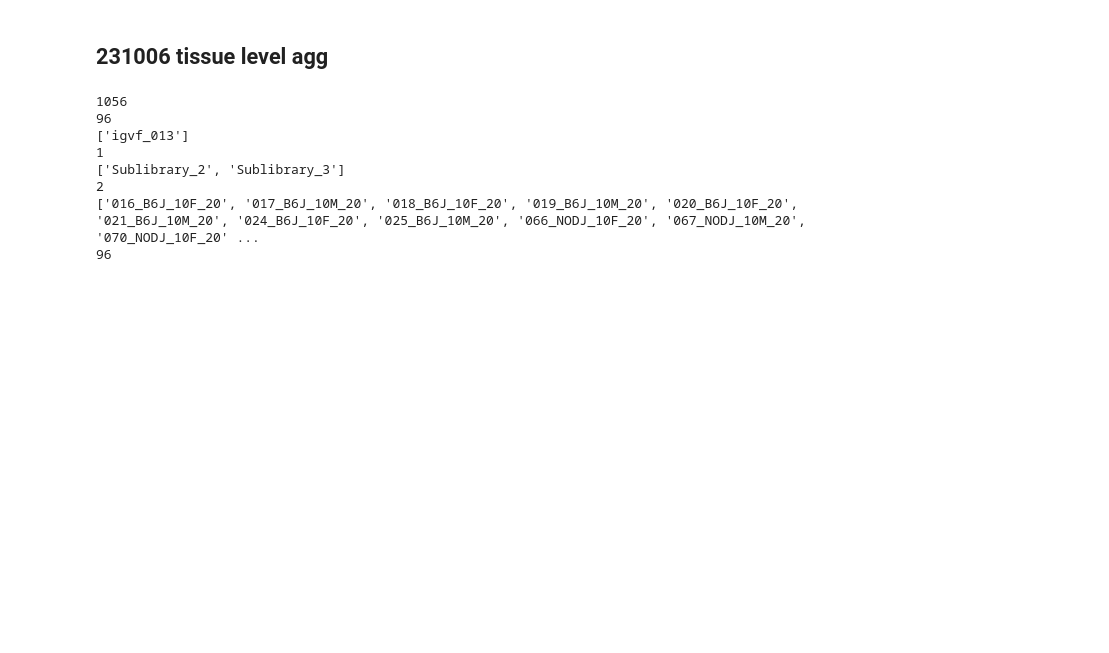
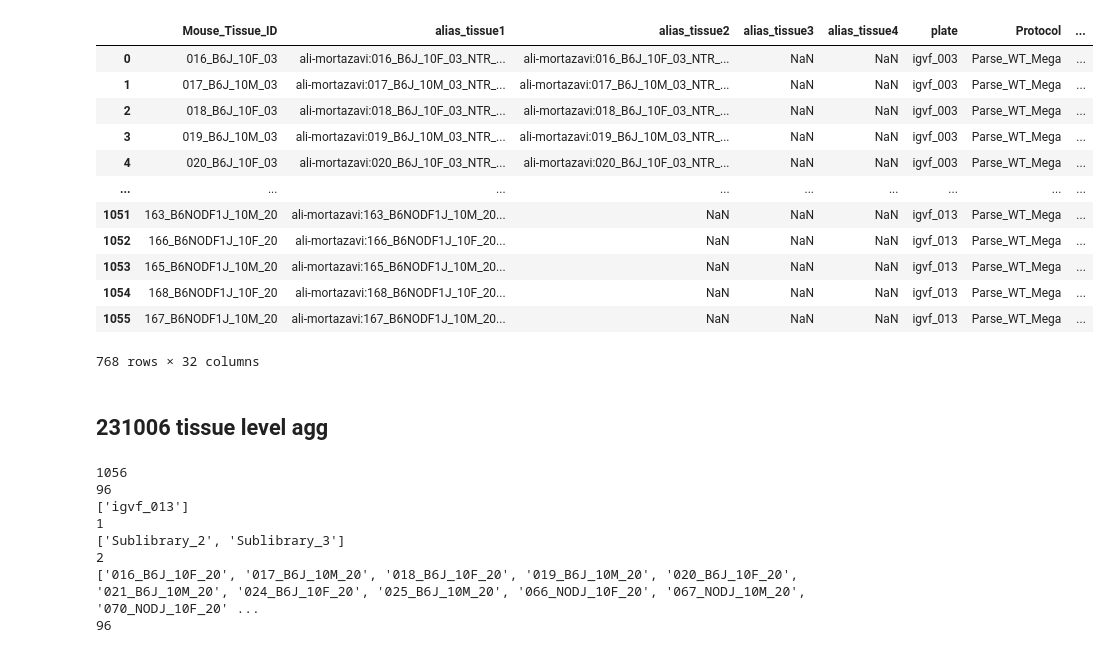
Before and after one commit to mortazavilab/parse_pipeline, a Jupyter notebook: snakemake/snakemake_dev.ipynb, the cells around one changed output. Cells and saved outputs as stored; diff of their text form; code cells hidden in the pictures; blank space fills up the shorter version.

```diff
--- a/snakemake/snakemake_dev.ipynb
+++ b/snakemake/snakemake_dev.ipynb
@@ -12,3 +57,19 @@ with open(config_file) as f:
+# %%
+df.loc[df.well_type=='Single']
+# %% [output]
+|  | Mouse_Tissue_ID | alias_tissue1 | alias_tissue2 | alias_tissue3 | alias_tissue4 | plate | Protocol | ... |
+| 0 | 016_B6J_10F_03 | ali-mortazavi:016_B6J_10F_03_NTR_... | ali-mortazavi:016_B6J_10F_03_NTR_... | NaN | NaN | igvf_003 | Parse_WT_Mega | ... |
+| 1 | 017_B6J_10M_03 | ali-mortazavi:017_B6J_10M_03_NTR_... | ali-mortazavi:017_B6J_10M_03_NTR_... | NaN | NaN | igvf_003 | Parse_WT_Mega | ... |
+| 2 | 018_B6J_10F_03 | ali-mortazavi:018_B6J_10F_03_NTR_... | ali-mortazavi:018_B6J_10F_03_NTR_... | NaN | NaN | igvf_003 | Parse_WT_Mega | ... |
+| 3 | 019_B6J_10M_03 | ali-mortazavi:019_B6J_10M_03_NTR_... | ali-mortazavi:019_B6J_10M_03_NTR_... | NaN | NaN | igvf_003 | Parse_WT_Mega | ... |
+| 4 | 020_B6J_10F_03 | ali-mortazavi:020_B6J_10F_03_NTR_... | ali-mortazavi:020_B6J_10F_03_NTR_... | NaN | NaN | igvf_003 | Parse_WT_Mega | ... |
+| ... | ... | ... | ... | ... | ... | ... | ... | ... |
+| 1051 | 163_B6NODF1J_10M_20 | ali-mortazavi:163_B6NODF1J_10M_20... | NaN | NaN | NaN | igvf_013 | Parse_WT_Mega | ... |
+| 1052 | 166_B6NODF1J_10F_20 | ali-mortazavi:166_B6NODF1J_10F_20... | NaN | NaN | NaN | igvf_013 | Parse_WT_Mega | ... |
+| 1053 | 165_B6NODF1J_10M_20 | ali-mortazavi:165_B6NODF1J_10M_20... | NaN | NaN | NaN | igvf_013 | Parse_WT_Mega | ... |
+| 1054 | 168_B6NODF1J_10F_20 | ali-mortazavi:168_B6NODF1J_10F_20... | NaN | NaN | NaN | igvf_013 | Parse_WT_Mega | ... |
+| 1055 | 167_B6NODF1J_10M_20 | ali-mortazavi:167_B6NODF1J_10M_20... | NaN | NaN | NaN | igvf_013 | Parse_WT_Mega | ... |
+768 rows × 32 columns
 # %% [markdown]
 ## 231006 tissue level agg
 # %%
```
Also changed, not shown: parts of 7 cells of this notebook, 3 other files.
